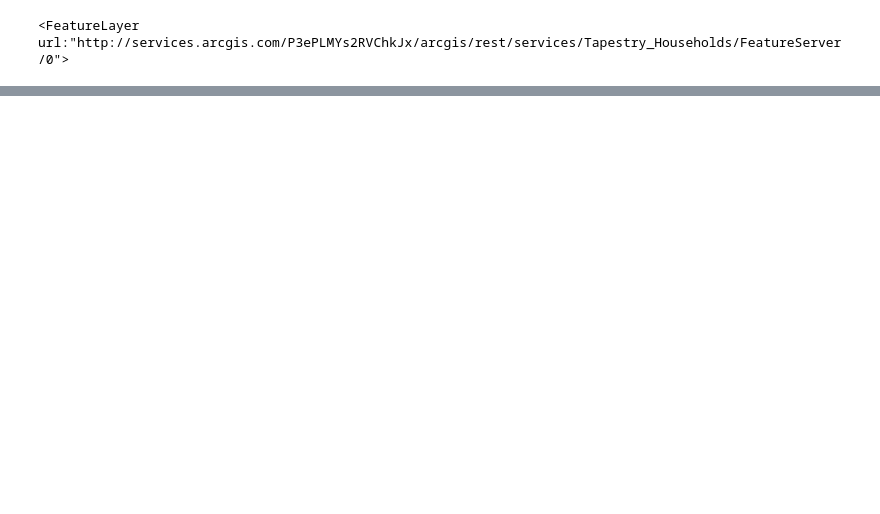
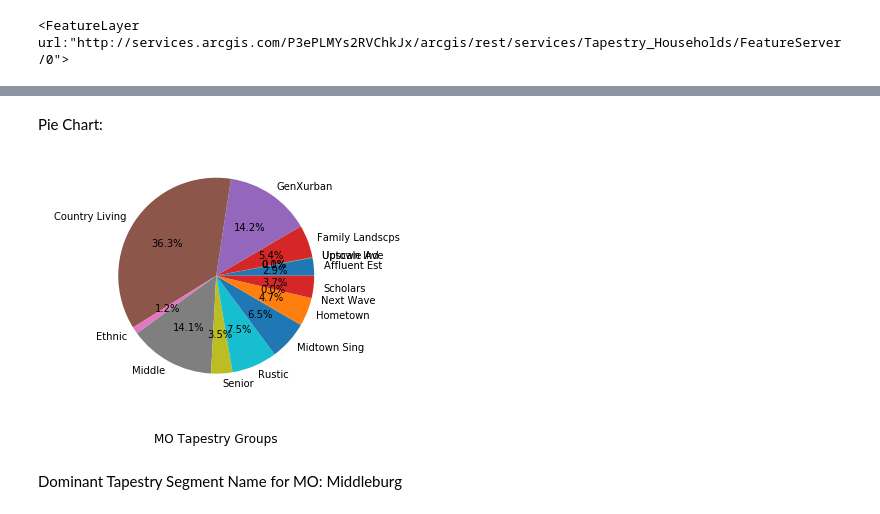
Before and after one commit to LauraLB2006/advanced_class, a Jupyter notebook: Project3/Q1.ipynb, the cells around one changed output, grey strips where cells are left out. Drawn from its saved outputs; the diff is of its cells as text; code cells hidden in the pictures; blank space fills up the shorter version.

```diff
--- a/Project3/Q1.ipynb
+++ b/Project3/Q1.ipynb
@@ -73,0 +265,13 @@ flayer
+# %% [markdown]
+Pie Chart:
+# %%
+%matplotlib inline
+labels= ("Affluent Est", "Upscale Ave", "Uptown Ind", "Family Landscps", "GenXurban", "Country Living",
+        "Ethnic", "Middle", "Senior", "Rustic", "Midtown Sing", "Hometown", "Next Wave", "Scholars")
+plt.title ("MO Tapestry Groups", y= -0.3)
+plt.pie (MO, labels=labels, autopct = "%1.1f%%");
+plt.axis ('equal');
+# %% [output]
+[figure, added]
+# %% [markdown]
+Dominant Tapestry Segment Name for MO: Middleburg
```
Also changed, not shown: parts of 40 cells of this notebook, 1 other file.
